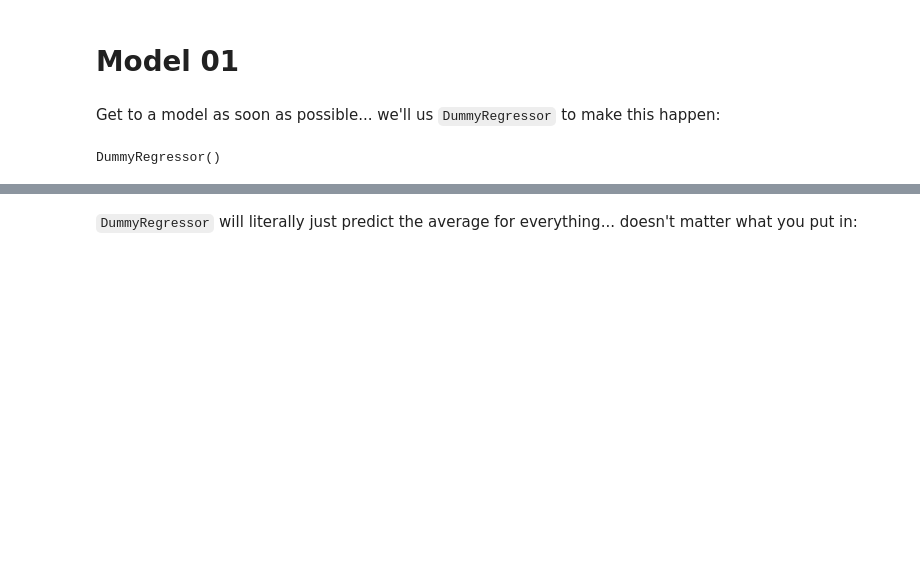
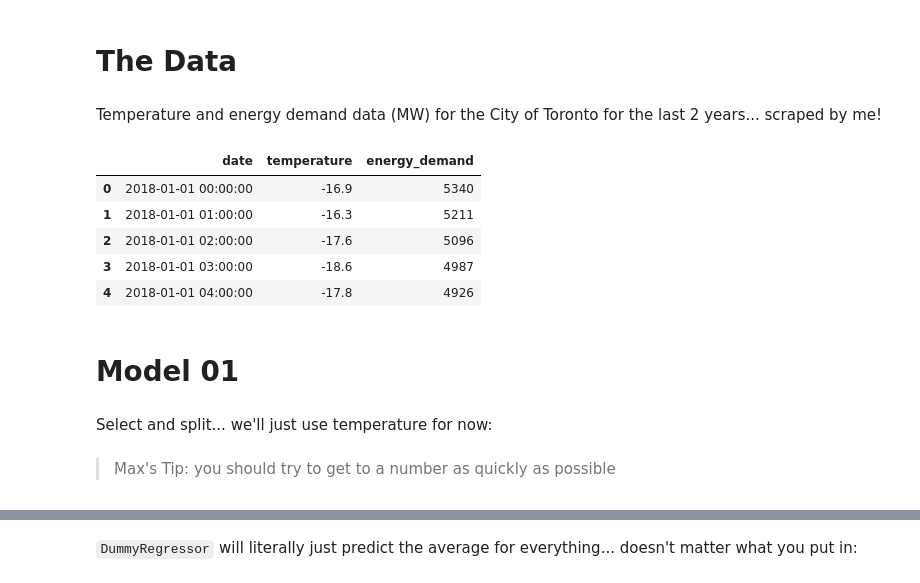
Before and after one commit to maxhumber/CDML, a Jupyter notebook: step_by_step.ipynb, the cells around one changed output, grey strips where cells are left out. Cells and saved outputs as stored; diff of their text form; code cells hidden in the pictures; blank space fills up the shorter version.

```diff
--- a/step_by_step.ipynb
+++ b/step_by_step.ipynb
@@ -0,0 +1,4 @@
+# %% [markdown]
+# The Data
+# %% [markdown]
+Temperature and energy demand data (MW) for the City of Toronto for the last 2 years... scraped by me!
@@ -1,21 +9,23 @@
+# %%
+df.head()
+# %% [output]
+|  | date | temperature | energy_demand |
+| 0 | 2018-01-01 00:00:00 | -16.9 | 5340 |
+| 1 | 2018-01-01 01:00:00 | -16.3 | 5211 |
+| 2 | 2018-01-01 02:00:00 | -17.6 | 5096 |
+| 3 | 2018-01-01 03:00:00 | -18.6 | 4987 |
+| 4 | 2018-01-01 04:00:00 | -17.8 | 4926 |
 # %% [markdown]
 # Model 01
-# %% [markdown]
-Get to a model as soon as possible... we'll us `DummyRegressor` to make this happen:
+# %% [markdown]
+Select and split... we'll just use temperature for now:
 # %%
-import pandas as pd
 from sklearn.model_selection import train_test_split
-from sklearn.dummy import DummyRegressor
-
-df = pd.read_csv('data/weather_power.csv')
 
 target = 'energy_demand'
 y = df[target]
 X = df[['temperature']]
 
 X_train, X_test, y_train, y_test = train_test_split(X, y, test_size=0.1, shuffle=False)
-
-model = DummyRegressor()
-model.fit(X_train, y_train)
-# %% [output]
-DummyRegressor()
+# %% [markdown]
+> Max's Tip: you should try to get to a number as quickly as possible
```
Also changed, not shown: parts of 97 cells of this notebook, 15 other files.
